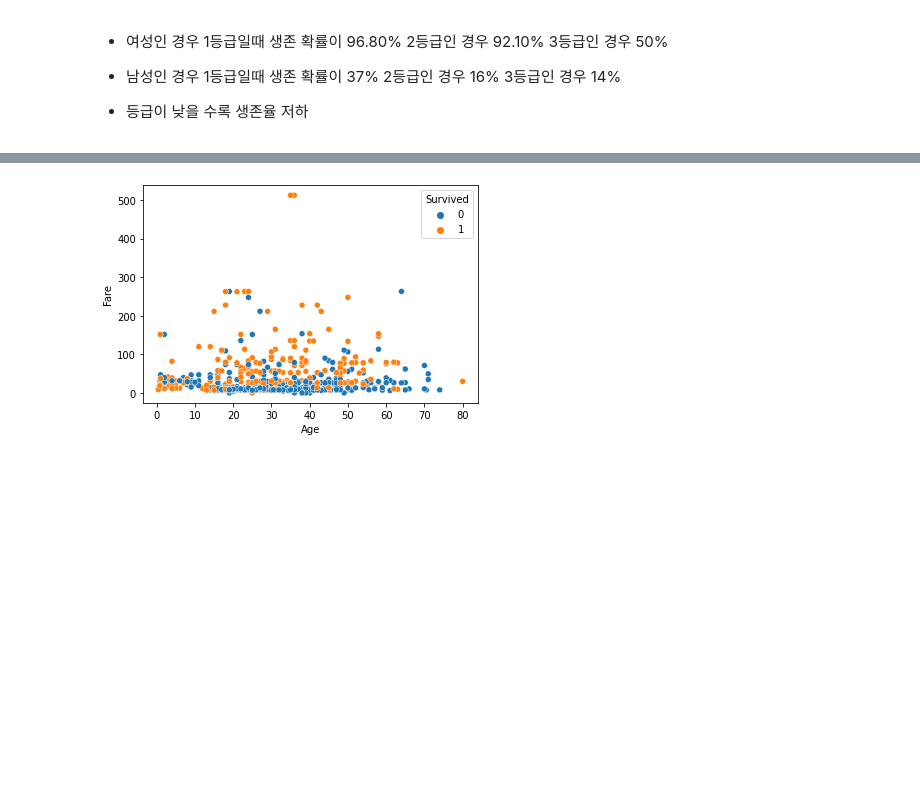
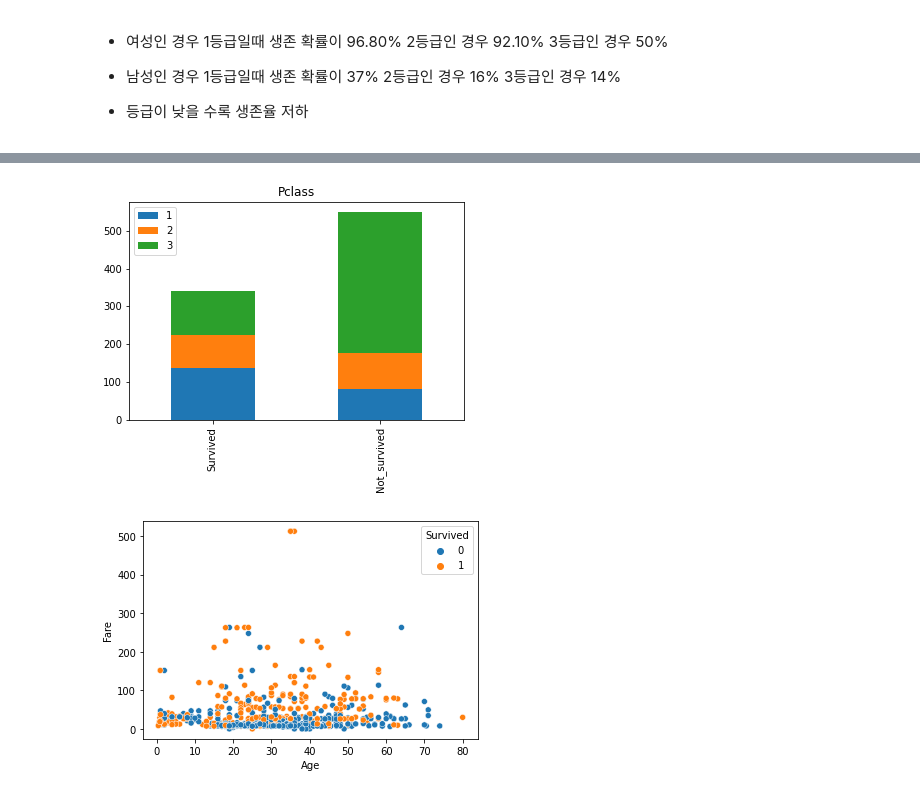
Before and after one commit to iceman67/-Python, a Jupyter notebook: LINC_Pandas_Example_2021.ipynb, the cells around one changed output, grey strips where cells are left out. Drawn from its saved outputs; the diff is of its cells as text; code cells hidden in the pictures; blank space fills up the shorter version.

```diff
--- a/LINC_Pandas_Example_2021.ipynb
+++ b/LINC_Pandas_Example_2021.ipynb
@@ -666,3 +677,7 @@ Name: Survived, dtype: float64
+# %%
+bar_chart('Pclass')
+# %% [output]
+[figure, added]
 # %%
 sns.scatterplot(x='Age', y='Fare', data=titanic_df, hue='Survived')
 plt.show()
```
Also changed, not shown: parts of 2 cells of this notebook.
